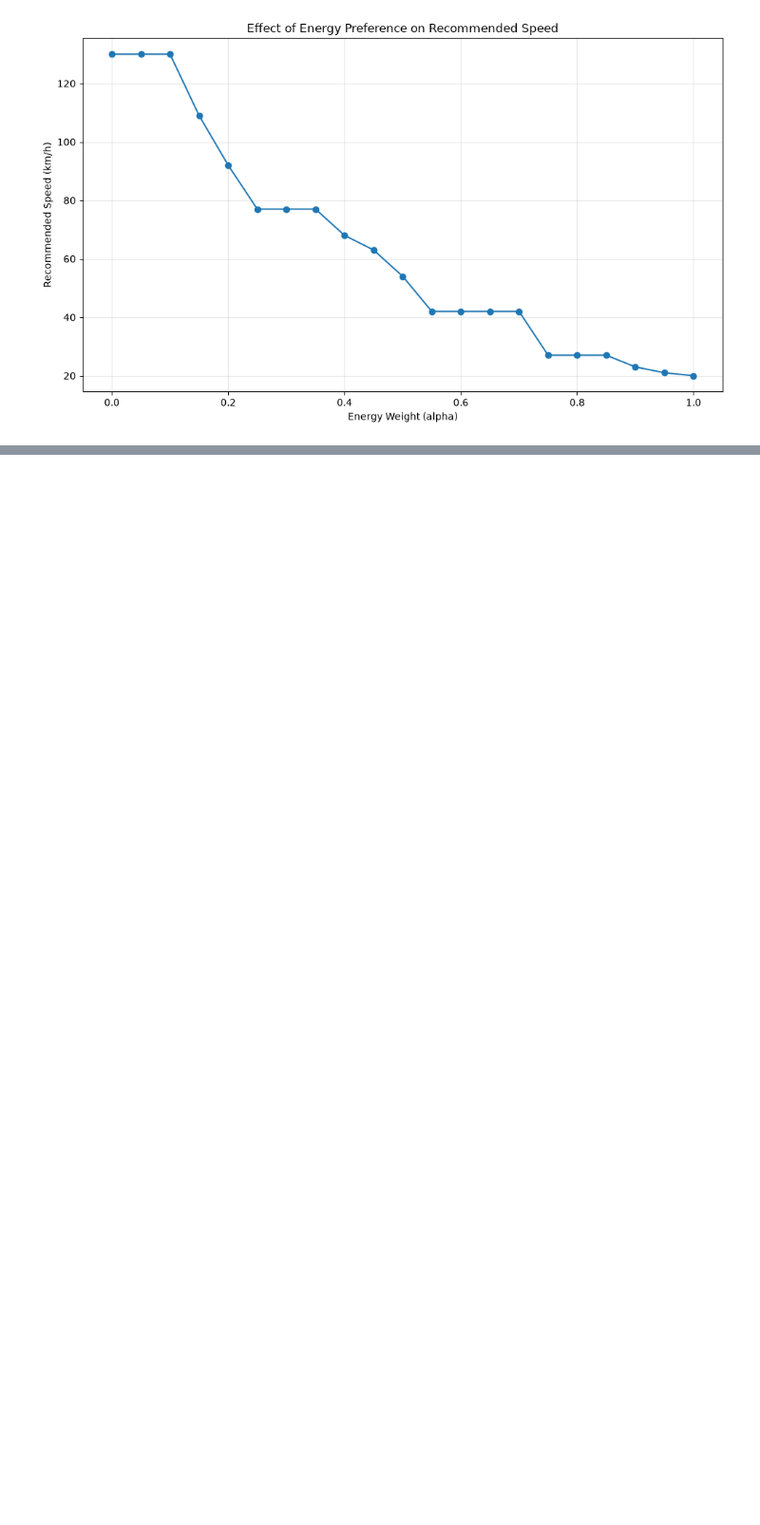
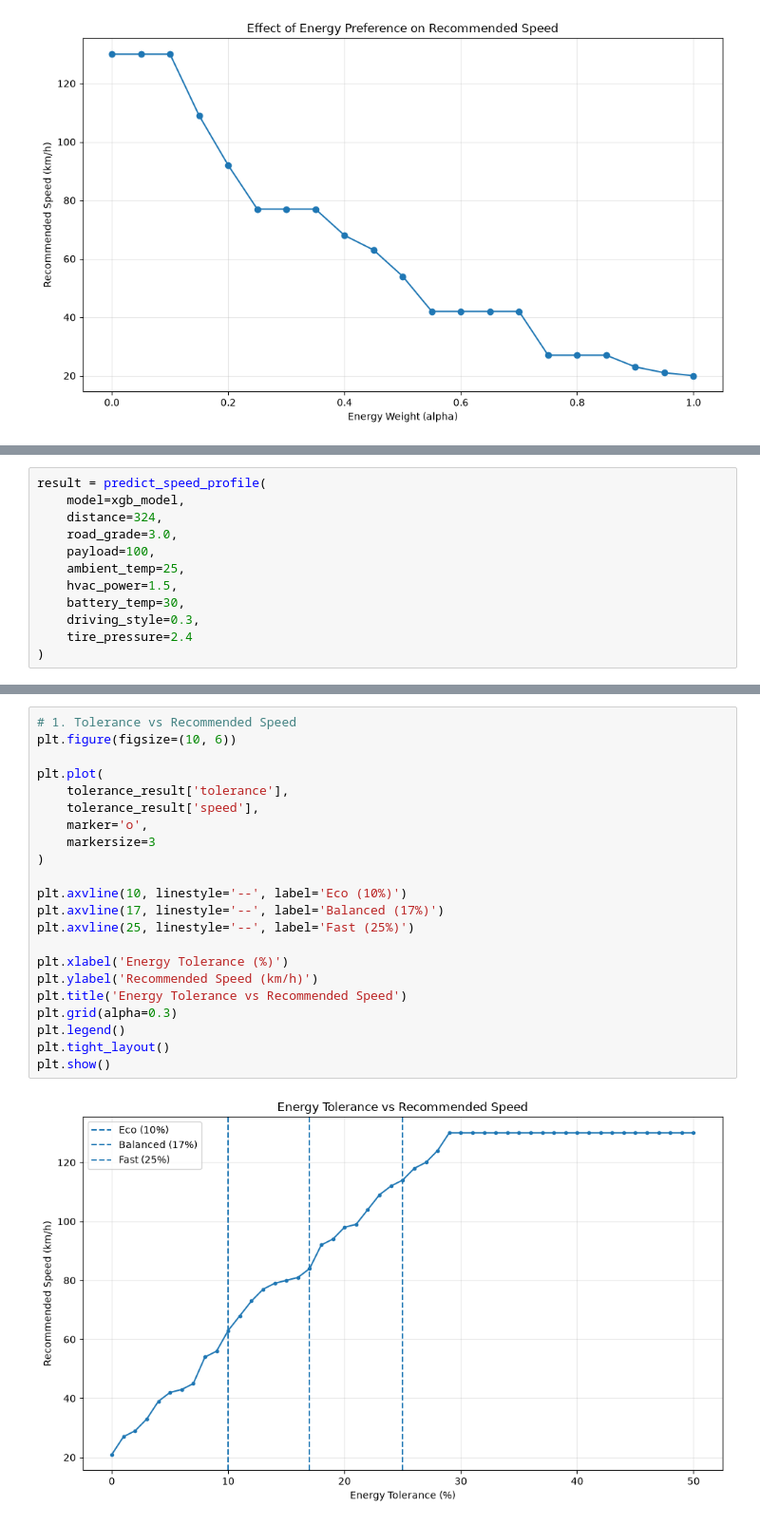
Before and after one commit to jannie601H/gg1th_ml_basic, a Jupyter notebook: TeamProject.ipynb, the cells around one changed output, grey strips where cells are left out. Shown at 95% size. Cells and saved outputs as stored; diff of their text form; blank space fills up the shorter version.

Commit message:
EV speed advisor

```diff
--- a/TeamProject.ipynb
+++ b/TeamProject.ipynb
@@ -647,0 +787,12 @@ plt.show()
+# %%
+result = predict_speed_profile(
+    model=xgb_model,
+    distance=324,
+    road_grade=3.0,
+    payload=100,
+    ambient_temp=25,
+    hvac_power=1.5,
+    battery_temp=30,
+    driving_style=0.3,
+    tire_pressure=2.4
+)
@@ -647,0 +859,24 @@ plt.show()
+# %%
+# 1. Tolerance vs Recommended Speed
+plt.figure(figsize=(10, 6))
+
+plt.plot(
+    tolerance_result['tolerance'],
+    tolerance_result['speed'],
+    marker='o',
+    markersize=3
+)
+
+plt.axvline(10, linestyle='--', label='Eco (10%)')
+plt.axvline(17, linestyle='--', label='Balanced (17%)')
+plt.axvline(25, linestyle='--', label='Fast (25%)')
+
+plt.xlabel('Energy Tolerance (%)')
+plt.ylabel('Recommended Speed (km/h)')
+plt.title('Energy Tolerance vs Recommended Speed')
+plt.grid(alpha=0.3)
+plt.legend()
+plt.tight_layout()
+plt.show()
+# %% [output]
+[figure, added]
```
Also changed, not shown: parts of 13 cells of this notebook, 4 other files.
